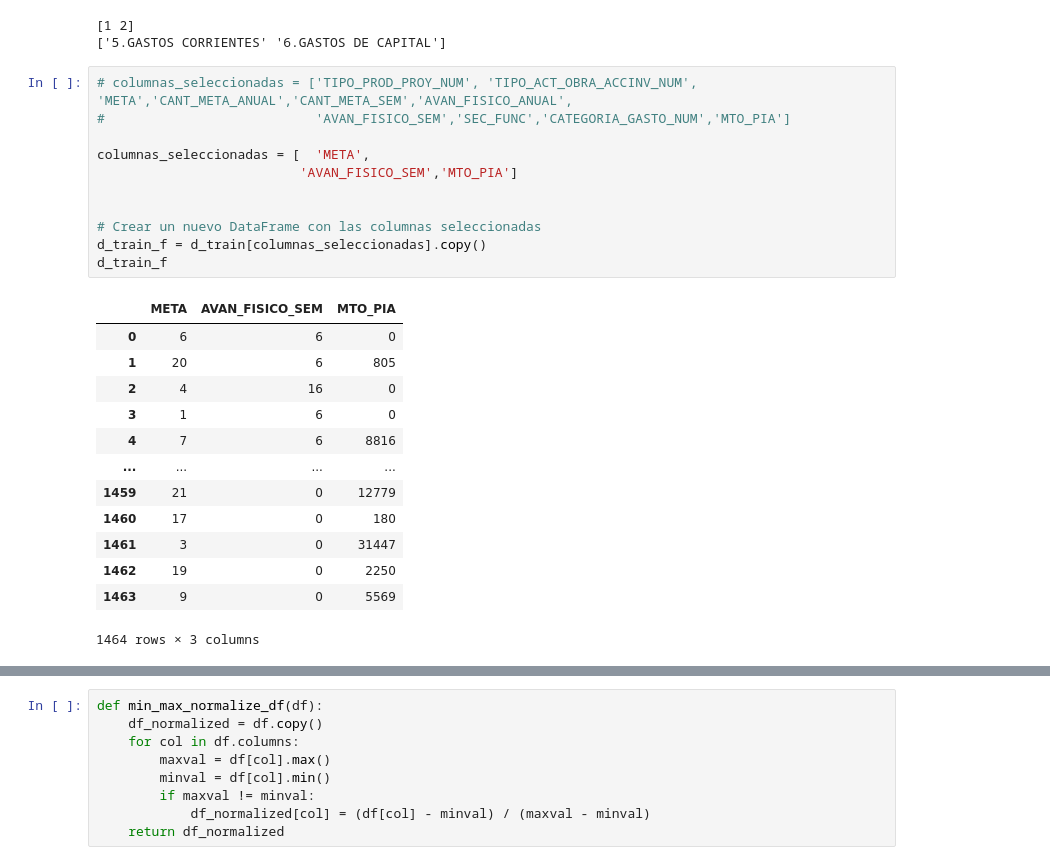
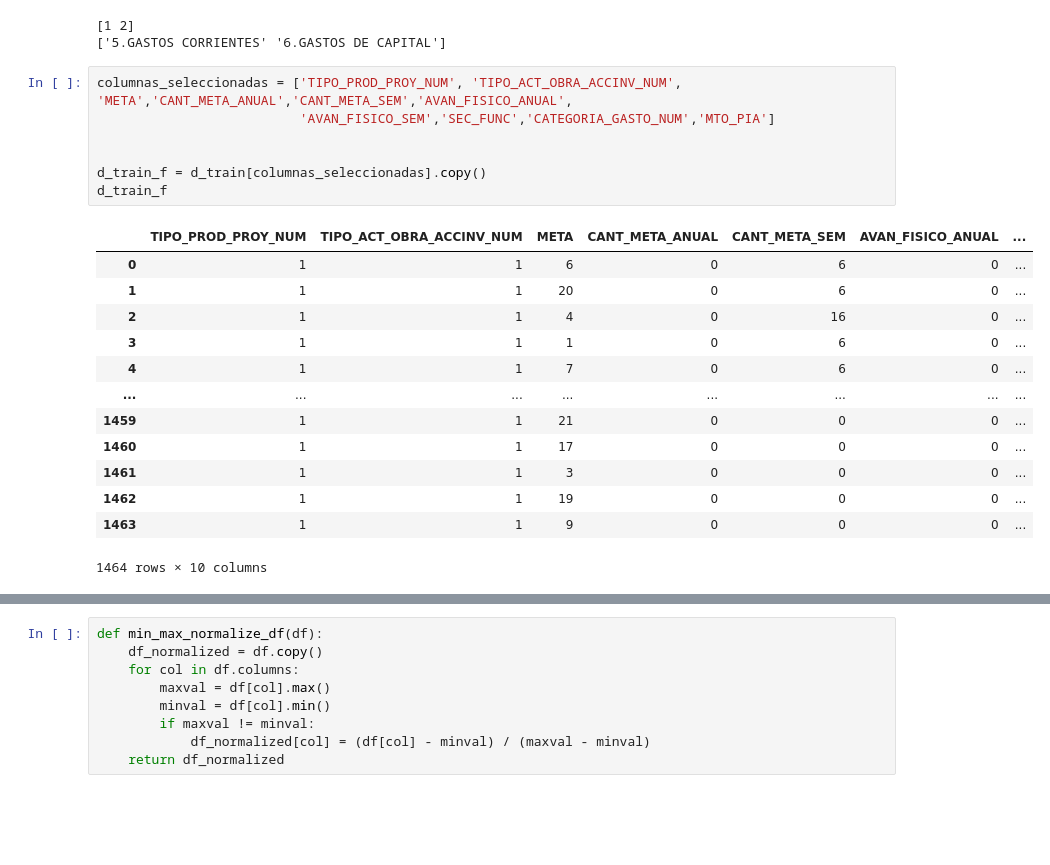
Before and after one commit to JLeandroJM/Project1_MachineL, a Jupyter notebook: model.ipynb, the cells around one changed output, grey strips where cells are left out. Saved outputs shown, nothing was run; the diff lists cells and outputs as text; blank space fills up the shorter version.

```diff
--- a/model.ipynb
+++ b/model.ipynb
@@ -81,27 +96,23 @@ print(tipos_unicos)
 [1 2]
 ['5.GASTOS CORRIENTES' '6.GASTOS DE CAPITAL']
 # %%
-# columnas_seleccionadas = ['TIPO_PROD_PROY_NUM', 'TIPO_ACT_OBRA_ACCINV_NUM', 'META','CANT_META_ANUAL','CANT_META_SEM','AVAN_FISICO_ANUAL',
-#                           'AVAN_FISICO_SEM','SEC_FUNC','CATEGORIA_GASTO_NUM','MTO_PIA']
-
-columnas_seleccionadas = [  'META',
-                          'AVAN_FISICO_SEM','MTO_PIA']
+columnas_seleccionadas = ['TIPO_PROD_PROY_NUM', 'TIPO_ACT_OBRA_ACCINV_NUM', 'META','CANT_META_ANUAL','CANT_META_SEM','AVAN_FISICO_ANUAL',
+                          'AVAN_FISICO_SEM','SEC_FUNC','CATEGORIA_GASTO_NUM','MTO_PIA']
 
 
-# Crear un nuevo DataFrame con las columnas seleccionadas
 d_train_f = d_train[columnas_seleccionadas].copy()
 d_train_f
 # %% [output]
-|  | META | AVAN_FISICO_SEM | MTO_PIA |
-| 0 | 6 | 6 | 0 |
-| 1 | 20 | 6 | 805 |
-| 2 | 4 | 16 | 0 |
-| 3 | 1 | 6 | 0 |
-| 4 | 7 | 6 | 8816 |
-| ... | ... | ... | ... |
-| 1459 | 21 | 0 | 12779 |
-| 1460 | 17 | 0 | 180 |
-| 1461 | 3 | 0 | 31447 |
-| 1462 | 19 | 0 | 2250 |
-| 1463 | 9 | 0 | 5569 |
+|  | TIPO_PROD_PROY_NUM | TIPO_ACT_OBRA_ACCINV_NUM | META | CANT_META_ANUAL | CANT_META_SEM | AVAN_FISICO_ANUAL | ... |
+| 0 | 1 | 1 | 6 | 0 | 6 | 0 | ... |
+| 1 | 1 | 1 | 20 | 0 | 6 | 0 | ... |
+| 2 | 1 | 1 | 4 | 0 | 16 | 0 | ... |
+| 3 | 1 | 1 | 1 | 0 | 6 | 0 | ... |
+| 4 | 1 | 1 | 7 | 0 | 6 | 0 | ... |
+| ... | ... | ... | ... | ... | ... | ... | ... |
+| 1459 | 1 | 1 | 21 | 0 | 0 | 0 | ... |
+| 1460 | 1 | 1 | 17 | 0 | 0 | 0 | ... |
+| 1461 | 1 | 1 | 3 | 0 | 0 | 0 | ... |
+| 1462 | 1 | 1 | 19 | 0 | 0 | 0 | ... |
+| 1463 | 1 | 1 | 9 | 0 | 0 | 0 | ... |
-1464 rows × 3 columns
+1464 rows × 10 columns
```
Also changed, not shown: parts of 26 cells of this notebook, 3 other files.
